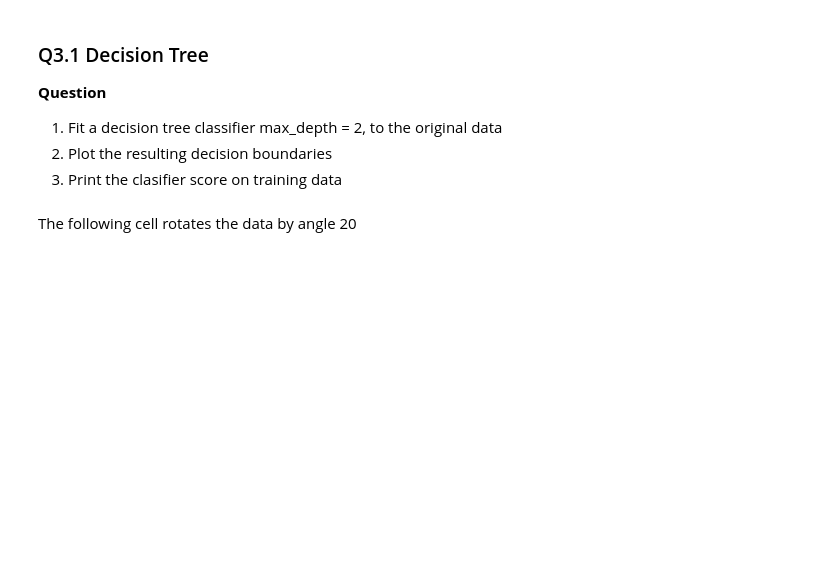
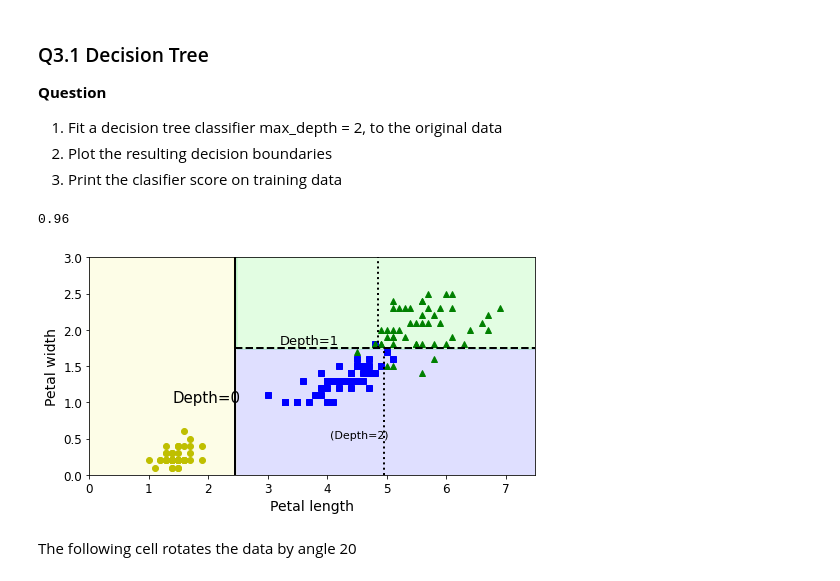
Before and after one commit to EHVB/AI-In-Medicine, a Jupyter notebook: Assignment4/Ehab Kamal - A4_DT.ipynb, the cells around one changed output. Drawn from its saved outputs; the diff is of its cells as text; code cells hidden in the pictures; blank space fills up the shorter version.

```diff
--- a/Assignment4/Ehab Kamal - A4_DT.ipynb
+++ b/Assignment4/Ehab Kamal - A4_DT.ipynb
@@ -110,2 +123,11 @@ plt.show()
 # %%
 ####### YOUR CODE HERE
+tree_clf_depth1 = DecisionTreeClassifier(max_depth=1, random_state=42, criterion='entropy')
+tree_clf_depth1.fit(X, y)
+
+export_graphviz(tree_clf_depth1, out_file="tree_depth1.dot", class_names=iris.target_names,feature_names=iris.feature_names[2:], impurity=True, filled=True)
+
+with open("tree_depth1.dot") as tree:
+    graph_depth1 = tree.read()
+
+Source(graph_depth1)
@@ -111,0 +136,10 @@ plt.show()
+# %%
+tree_clf_depth10 = DecisionTreeClassifier(max_depth=10, random_state=42, criterion='entropy')
+tree_clf_depth10.fit(X, y)
+
+export_graphviz(tree_clf_depth10, out_file="tree_depth10.dot", class_names=iris.target_names,feature_names=iris.feature_names[2:], impurity=True, filled=True)
+
+with open("tree_depth10.dot") as tree:
+    graph_depth10 = tree.read()
+
+Source(graph_depth10)
@@ -130,6 +171,26 @@ plt.show()
 3. Print the clasifier score on training data
 # %%
 ##### YOUR CODE HERE
+tree = DecisionTreeClassifier(max_depth=2, random_state=42, criterion='entropy')
+tree.fit(X, y)
+
+print(tree.score(X,y))
+
+plt.figure(figsize=(8, 4))
+
+plot_decision_boundary(tree, X, y)
+
+plt.plot([2.45, 2.45], [0, 3], "k-", linewidth=2)
+plt.plot([2.45, 7.5], [1.75, 1.75], "k--", linewidth=2)
+plt.plot([4.95, 4.95], [0, 1.75], "k:", linewidth=2)
+plt.plot([4.85, 4.85], [1.75, 3], "k:", linewidth=2)
+plt.text(1.40, 1.0, "Depth=0", fontsize=15)
+plt.text(3.2, 1.80, "Depth=1", fontsize=13)
+plt.text(4.05, 0.5, "(Depth=2)", fontsize=11)
+plt.show()
+# %% [output]
+0.96
+[figure, added]
 # %% [markdown]
 The following cell rotates the data by angle 20
 # %%
```
Also changed, not shown: parts of 20 cells of this notebook, 5 other files.
